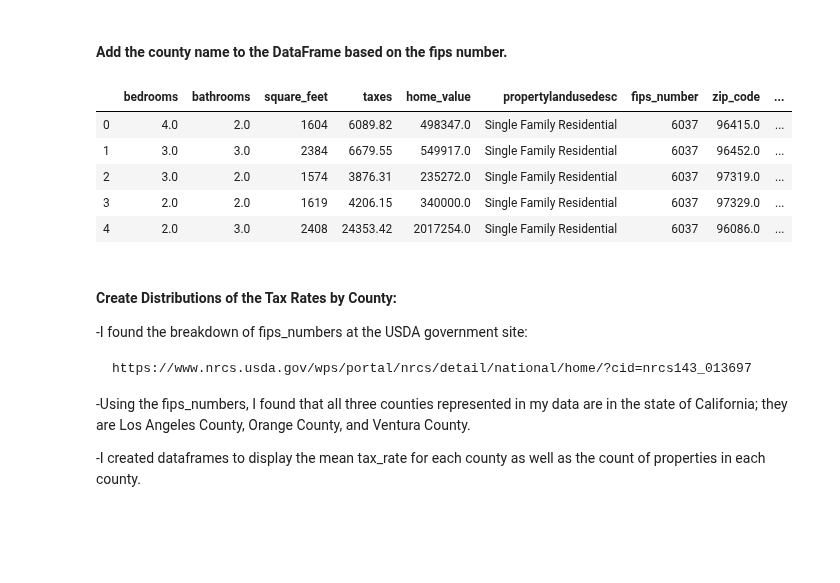
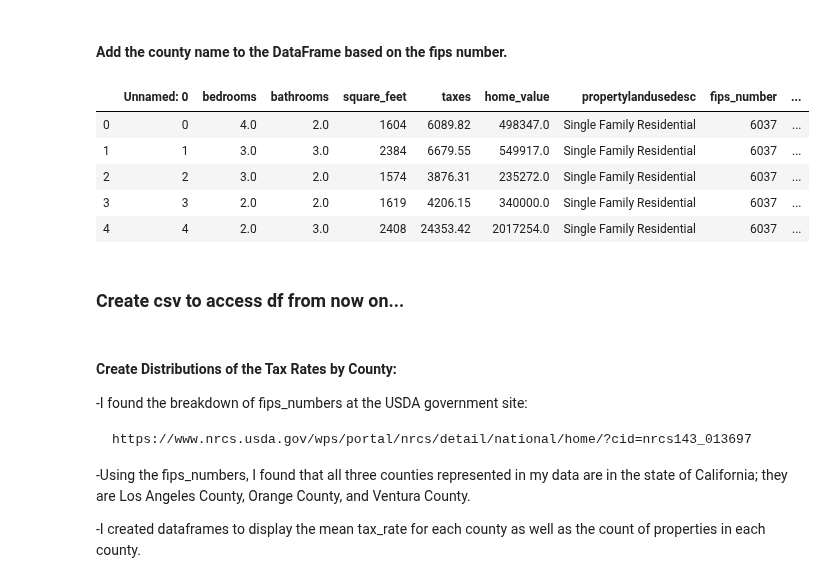
Before and after one commit to faithkane3/zillow_project, a Jupyter notebook: zillow_project_deliverable.ipynb, the cells around one changed output. Saved outputs shown, nothing was run; the diff lists cells and outputs as text; code cells hidden in the pictures; blank space fills up the shorter version.

```diff
--- a/zillow_project_deliverable.ipynb
+++ b/zillow_project_deliverable.ipynb
@@ -51,0 +57,2 @@ df = wrangle_zillow.wrangle_zillow()
+# %%
+df = pd.read_csv('zillow.csv')
@@ -76,5 +87,5 @@ square_feet            15947 non-null int64
 # %% [markdown]
 #### Create a Field that Calculates the Tax Rate:
 # %%
-df["tax_rate"] = df["taxes"] / df["home_value"]
-df.head()
+#df["tax_rate"] = df["taxes"] / df["home_value"]
+#df.head()
@@ -88,12 +92,14 @@ df.head()
 # %% [markdown]
 #### Add the county name to the DataFrame based on the fips number.
 # %%
-df["county_name"] = df["fips_number"].map({6037: "Los Angeles", 6059: "Orange", 6111: "Ventura"})
+#df["county_name"] = df["fips_number"].map({6037: "Los Angeles", 6059: "Orange", 6111: "Ventura"})
 df.head()
 # %% [output]
-|  | bedrooms | bathrooms | square_feet | taxes | home_value | propertylandusedesc | fips_number | zip_code | ... |
-| 0 | 4.0 | 2.0 | 1604 | 6089.82 | 498347.0 | Single Family Residential | 6037 | 96415.0 | ... |
-| 1 | 3.0 | 3.0 | 2384 | 6679.55 | 549917.0 | Single Family Residential | 6037 | 96452.0 | ... |
-| 2 | 3.0 | 2.0 | 1574 | 3876.31 | 235272.0 | Single Family Residential | 6037 | 97319.0 | ... |
-| 3 | 2.0 | 2.0 | 1619 | 4206.15 | 340000.0 | Single Family Residential | 6037 | 97329.0 | ... |
-| 4 | 2.0 | 3.0 | 2408 | 24353.42 | 2017254.0 | Single Family Residential | 6037 | 96086.0 | ... |
+|  | Unnamed: 0 | bedrooms | bathrooms | square_feet | taxes | home_value | propertylandusedesc | fips_number | ... |
+| 0 | 0 | 4.0 | 2.0 | 1604 | 6089.82 | 498347.0 | Single Family Residential | 6037 | ... |
+| 1 | 1 | 3.0 | 3.0 | 2384 | 6679.55 | 549917.0 | Single Family Residential | 6037 | ... |
+| 2 | 2 | 3.0 | 2.0 | 1574 | 3876.31 | 235272.0 | Single Family Residential | 6037 | ... |
+| 3 | 3 | 2.0 | 2.0 | 1619 | 4206.15 | 340000.0 | Single Family Residential | 6037 | ... |
+| 4 | 4 | 2.0 | 3.0 | 2408 | 24353.42 | 2017254.0 | Single Family Residential | 6037 | ... |
+# %% [markdown]
+### Create csv to access df from now on...
```
Also changed, not shown: parts of 34 cells of this notebook, 6 other files.
